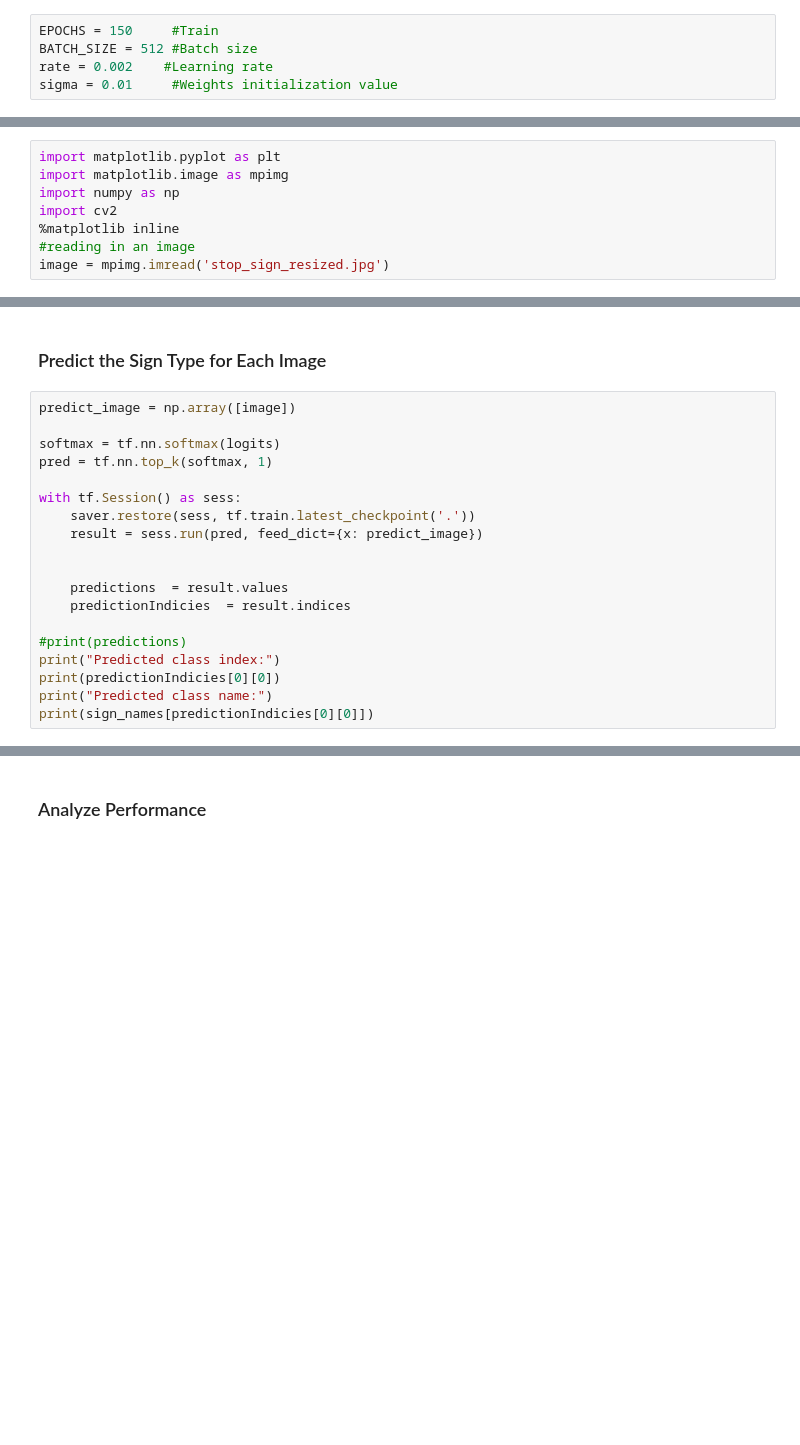
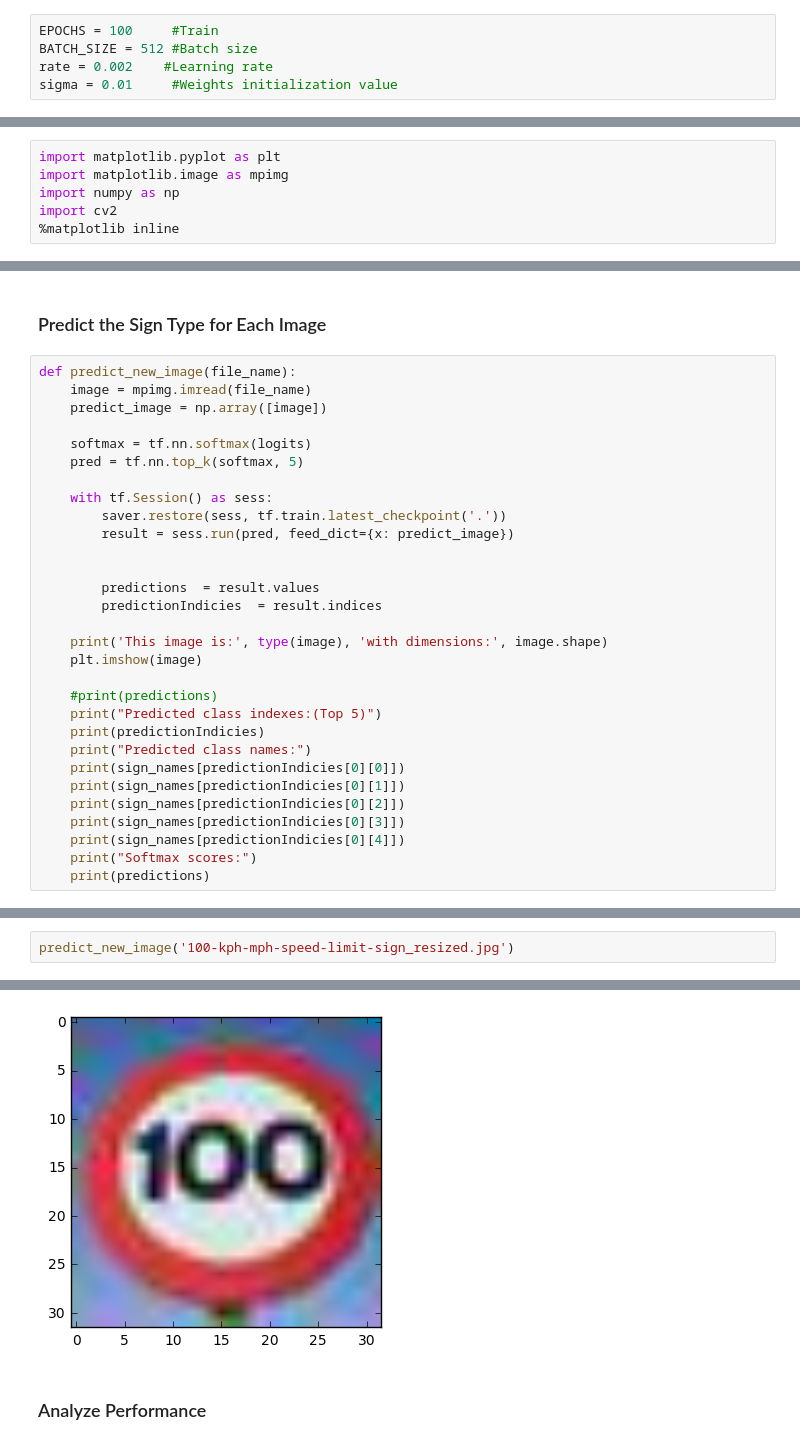
Before and after one commit to tevisgehr/Tevis_Self_Driving_Car_Nanodegree_Udacity, a Jupyter notebook: Traffic-Sign-Classifier-Project2/Traffic_Sign_Classifier.ipynb, the cells around one changed output, grey strips where cells are left out. Cells and saved outputs as stored; diff of their text form; blank space fills up the shorter version.

Commit message:
Working on extra 5 signs

```diff
--- a/Traffic-Sign-Classifier-Project2/Traffic_Sign_Classifier.ipynb
+++ b/Traffic-Sign-Classifier-Project2/Traffic_Sign_Classifier.ipynb
@@ -316,7 +318,7 @@ sets imply underfitting. A high accuracy on the training set but low accuracy on
 # %% [markdown]
 ### Hyperparameters
 # %%
-EPOCHS = 150     #Train
+EPOCHS = 100     #Train
 BATCH_SIZE = 512 #Batch size
 rate = 0.002    #Learning rate
 sigma = 0.01     #Weights initialization value
@@ -409,5 +427,3 @@ import matplotlib.image as mpimg
 import numpy as np
 import cv2
 %matplotlib inline
-#reading in an image
-image = mpimg.imread('stop_sign_resized.jpg')
@@ -422,21 +430,32 @@ This image is: <class 'numpy.ndarray'> with dimensions: (32, 32, 3)
 # %% [markdown]
 ### Predict the Sign Type for Each Image
 # %%
-predict_image = np.array([image])
+def predict_new_image(file_name):
+    image = mpimg.imread(file_name)
+    predict_image = np.array([image])
 
-softmax = tf.nn.softmax(logits)
-pred = tf.nn.top_k(softmax, 1)
+    softmax = tf.nn.softmax(logits)
+    pred = tf.nn.top_k(softmax, 5)
 
-with tf.Session() as sess:
-    saver.restore(sess, tf.train.latest_checkpoint('.'))
-    result = sess.run(pred, feed_dict={x: predict_image})
+    with tf.Session() as sess:
+        saver.restore(sess, tf.train.latest_checkpoint('.'))
+        result = sess.run(pred, feed_dict={x: predict_image})
 
 
-    predictions  = result.values
-    predictionIndicies  = result.indices
+        predictions  = result.values
+        predictionIndicies  = result.indices
 
-#print(predictions)
-print("Predicted class index:")
-print(predictionIndicies[0][0])
-print("Predicted class name:")
-print(sign_names[predictionIndicies[0][0]])
+    print('This image is:', type(image), 'with dimensions:', image.shape)
+    plt.imshow(image)
+
+    #print(predictions)
+    print("Predicted class indexes:(Top 5)")
+    print(predictionIndicies)
+    print("Predicted class names:")
+    print(sign_names[predictionIndicies[0][0]])
+    print(sign_names[predictionIndicies[0][1]])
+    print(sign_names[predictionIndicies[0][2]])
+    print(sign_names[predictionIndicies[0][3]])
+    print(sign_names[predictionIndicies[0][4]])
+    print("Softmax scores:")
+    print(predictions)
@@ -447,0 +477,3 @@ Stop
+# %%
+predict_new_image('100-kph-mph-speed-limit-sign_resized.jpg')
+# %% [output]
@@ -448,3 +491,4 @@ Stop
+[figure, added]
 # %% [markdown]
 ### Analyze Performance
 # %%
```
Also changed, not shown: parts of 9 cells of this notebook, 1 other file.
